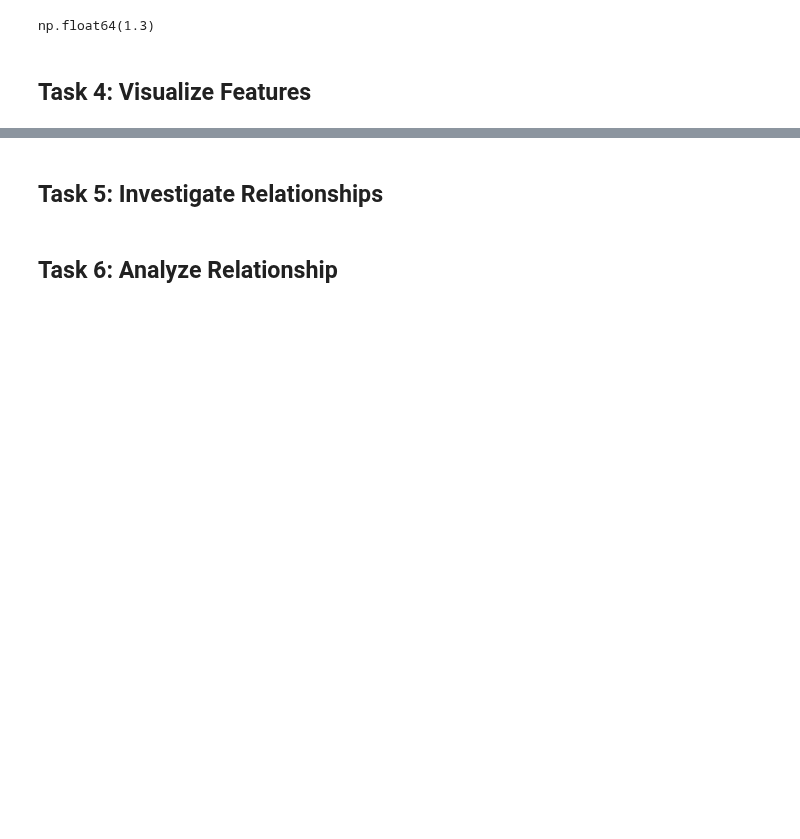
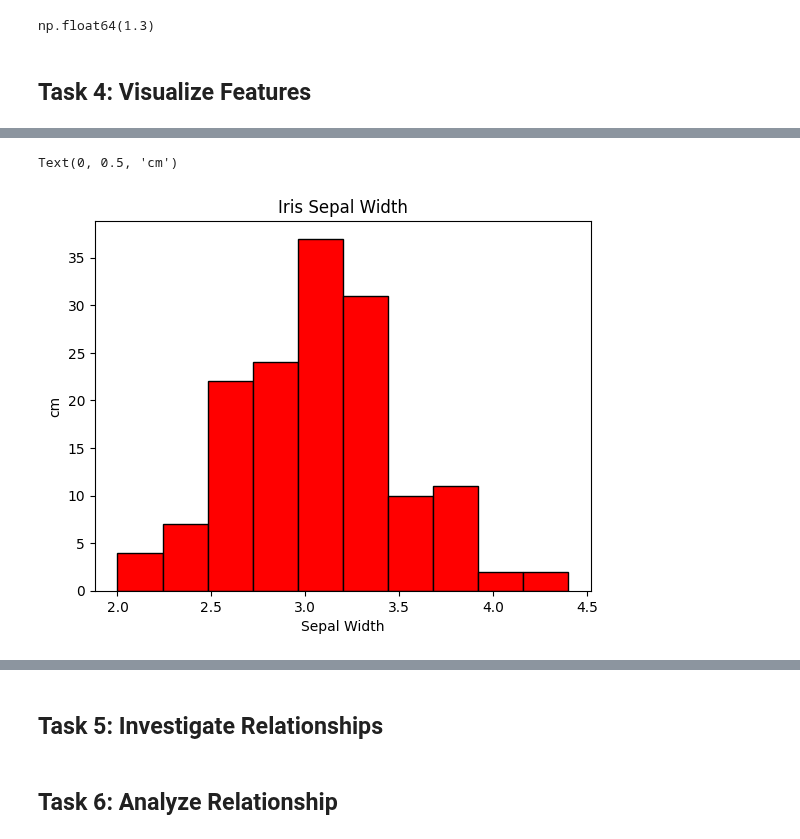
Before and after one commit to seasid3/seasid3-prin_data_analy, a Jupyter notebook: tasks.ipynb, the cells around one changed output, grey strips where cells are left out. Drawn from its saved outputs; the diff is of its cells as text; code cells hidden in the pictures; blank space fills up the shorter version.

```diff
--- a/tasks.ipynb
+++ b/tasks.ipynb
@@ -389,0 +356,11 @@ plt.hist(sepallength, edgecolor="black", label="Sepal Length", alpha = 0.5)
+# %%
+# Plot histogram for sepalwidth
+
+plt.hist(sepalwidth, edgecolor="black", color="red", label="Sepal Width")
+
+plt.title("Iris Sepal Width")
+plt.xlabel("Sepal Width")
+plt.ylabel("cm")
+# %% [output]
+Text(0, 0.5, 'cm')
+[figure, added]
```
Also changed, not shown: parts of 15 cells of this notebook.
